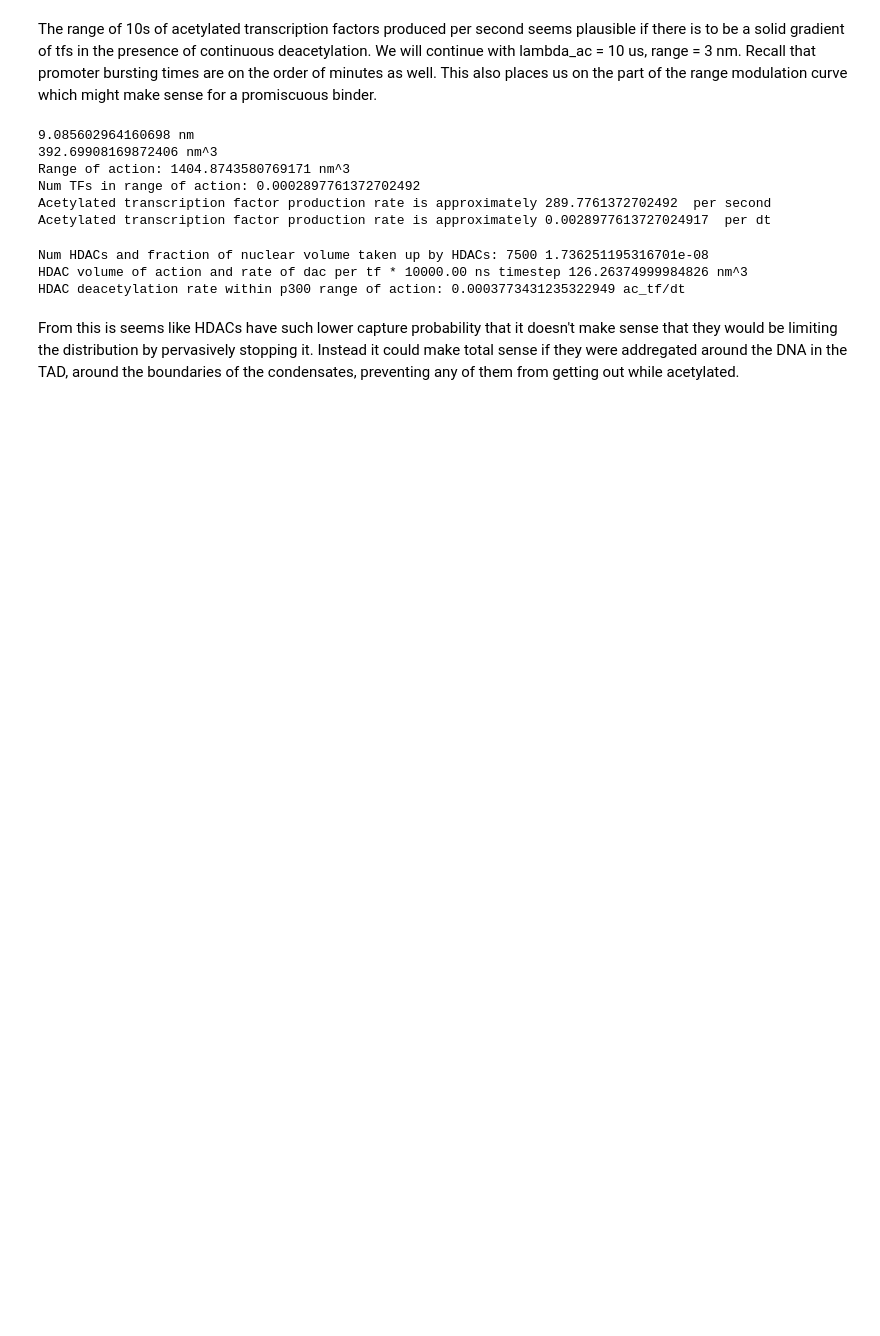
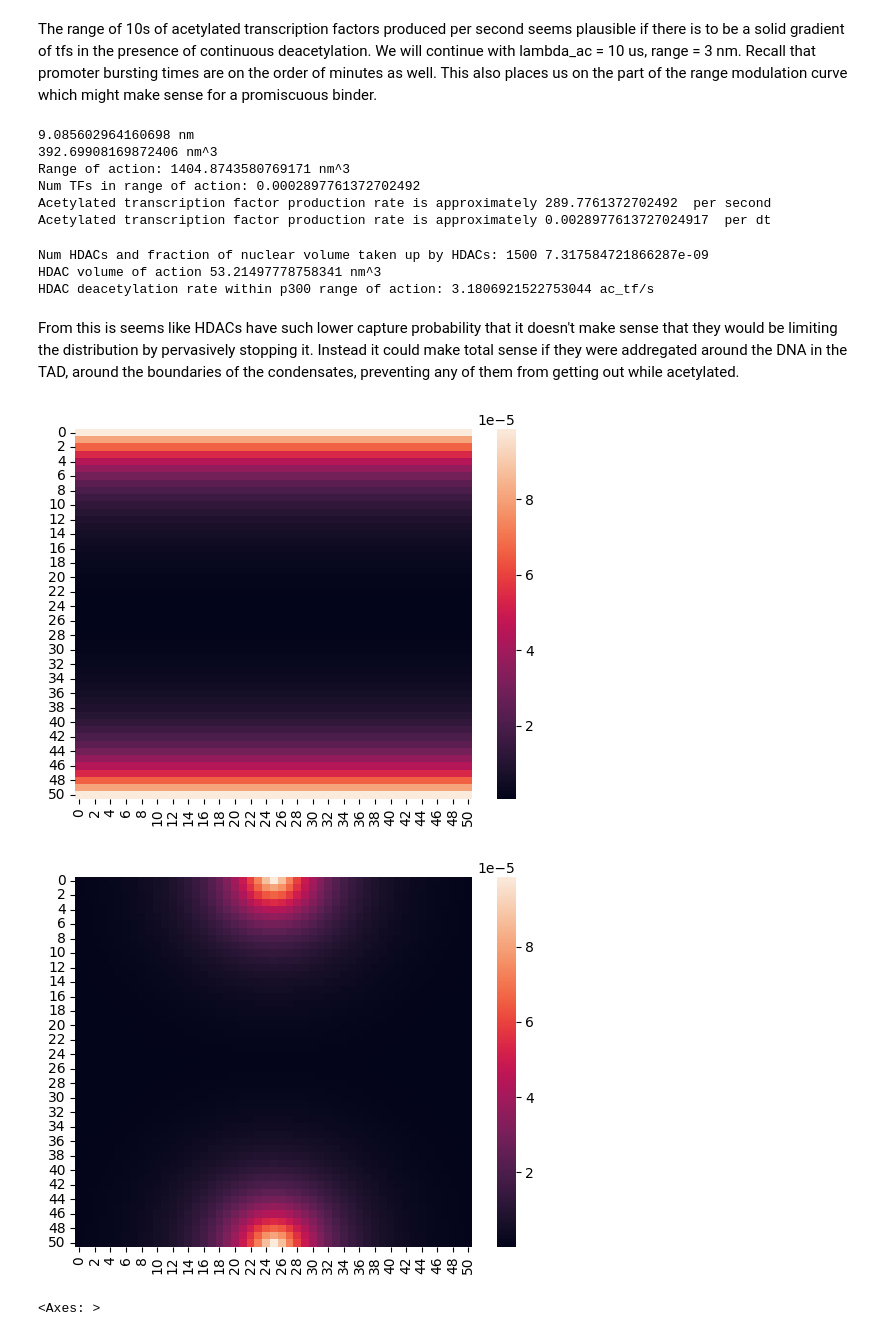
Before and after one commit to ishan-gaur/ep-modeling, a Jupyter notebook: diffusion.ipynb, the cells around one changed output. Drawn from its saved outputs; the diff is of its cells as text; code cells hidden in the pictures; blank space fills up the shorter version.

```diff
--- a/diffusion.ipynb
+++ b/diffusion.ipynb
@@ -17,7 +18,7 @@ kDa = 1
 # %% [markdown]
 # Diffusion Simulation
 # %%
-side_n = 101
+side_n = 51
 voxel_len = 20 * nm
 voxel_size = voxel_len ** 3
 dt = 10 * us
@@ -119,10 +104,10 @@ Num TFs in range of action: 0.0002897761372702492
 Acetylated transcription factor production rate is approximately 289.7761372702492  per second
 Acetylated transcription factor production rate is approximately 0.0028977613727024917  per dt
 # %%
-num_HDAC = 1500 * 5 # mid-range of tf counts and times 5 because there are so many kinds of HDACs maybe a couple will be effective
+num_HDAC = 1500 # mid-range of tf counts and times 5 because there are so many kinds of HDACs maybe a couple will be effective
 lambda_dac = 10 * ns # prob of acetylation: ac_tf / ms * tf
 HDAC_mass = 60 * kDa # https://www.ptglab.com/products/HDAC1-Antibody-10197-1-AP.htm#:~:text=The%20molecular%20size%20of%20HDAC1%20is%2060%20kDa. for HDAC1
-HDAC_range = 1 * nm # range of crosslinkers I've heard of for tight interactions
+HDAC_range = 0.5 * nm # range of crosslinkers I've heard of for tight interactions
 scaling_factor = np.power(HDAC_mass / tf_mass, 1/3)
 HDAC_act_vol = diam_to_vol(HDAC_range * 2 + tf_diam * scaling_factor) - diam_to_vol(tf_diam * scaling_factor) # volume of binding domain around HDAC as it moves
 P_HDAC = num_HDAC * HDAC_act_vol / volume
@@ -130,11 +115,46 @@ P_HDAC = num_HDAC * HDAC_act_vol / volume
 P_deacetylation = P_HDAC / lambda_dac
 # P_deacetylation = 0
 print(f"Num HDACs and fraction of nuclear volume taken up by HDACs:", num_HDAC, P_HDAC / num_HDAC)
-print(f"HDAC volume of action and rate of dac per tf * {dt / ns:0.2f} ns timestep", HDAC_act_vol / (nm ** 3), "nm^3")
-print(f"HDAC deacetylation rate within p300 range of action:", P_deacetylation * ac_tf_production * dt, "ac_tf/dt")
+print(f"HDAC volume of action", HDAC_act_vol / (nm ** 3), "nm^3")
+print(f"HDAC deacetylation rate within p300 range of action:", P_deacetylation * ac_tf_production * s, "ac_tf/s")
 # %% [output]
-Num HDACs and fraction of nuclear volume taken up by HDACs: 7500 1.736251195316701e-08
-HDAC volume of action and rate of dac per tf * 10000.00 ns timestep 126.26374999984826 nm^3
-HDAC deacetylation rate within p300 range of action: 0.0003773431235322949 ac_tf/dt
+Num HDACs and fraction of nuclear volume taken up by HDACs: 1500 7.317584721866287e-09
+HDAC volume of action 53.21497778758341 nm^3
+HDAC deacetylation rate within p300 range of action: 3.1806921522753044 ac_tf/s
 # %% [markdown]
 From this is seems like HDACs have such lower capture probability that it doesn't make sense that they would be limiting the distribution by pervasively stopping it. Instead it could make total sense if they were addregated around the DNA in the TAD, around the boundaries of the condensates, preventing any of them from getting out while acetylated.
+# %%
+world = np.zeros((2 + side_n, 2 + side_n, 2 + side_n))
+# %%
+# DNA located at y, z = 0 and x = +- side_n // 2
+x_DNA1 = -side_n / 2
+z_DNA = 0
+dist_DNA1 = lambda x, y, z: np.linalg.norm(np.array([x - x_DNA1, 0, z - z_DNA]))
+x_DNA2 = side_n / 2
+dist_DNA2 = lambda x, y, z: np.linalg.norm(np.array([x - x_DNA2, 0, z - z_DNA]))
+dna_distance_map = np.zeros((2 + side_n, 2 + side_n, 2 + side_n))
+for i in range(world.shape[0]):
+    for j in range(world.shape[1]):
+        for k in range(world.shape[2]):
+            x = i - 1 - side_n // 2
+            y = j - 1 - side_n // 2
+            z = k - 1 - side_n // 2
+            dna_distance_map[i, j, k] = np.min([dist_DNA1(x, y, z), dist_DNA2(x, y, z)])
+# %%
+# R^-3 distance
+# HDAC_distance_mapping = np.power(dna_distance_map, -2)
+# exponential w distance
+HDAC_distance_mapping = np.exp(-dna_distance_map / 5)
+HDAC_distance_mapping[HDAC_distance_mapping == np.inf] = 0
+HDAC_distance_mapping /= np.sum(HDAC_distance_mapping)
+sns.heatmap(HDAC_distance_mapping[1:-1, 1:-1, 1 + side_n // 2])
+plt.show()
+plt.clf()
+sns.heatmap(HDAC_distance_mapping[1:-1, 1 + side_n // 2, 1:-1])
+plt.show()
+plt.clf()
+sns.heatmap(HDAC_distance_mapping[1 + side_n // 2, 1:-1, 1:-1])
+# %% [output]
+[figure, added]
+[figure, added]
+<Axes: >
```
Also changed, not shown: parts of 22 cells of this notebook.
